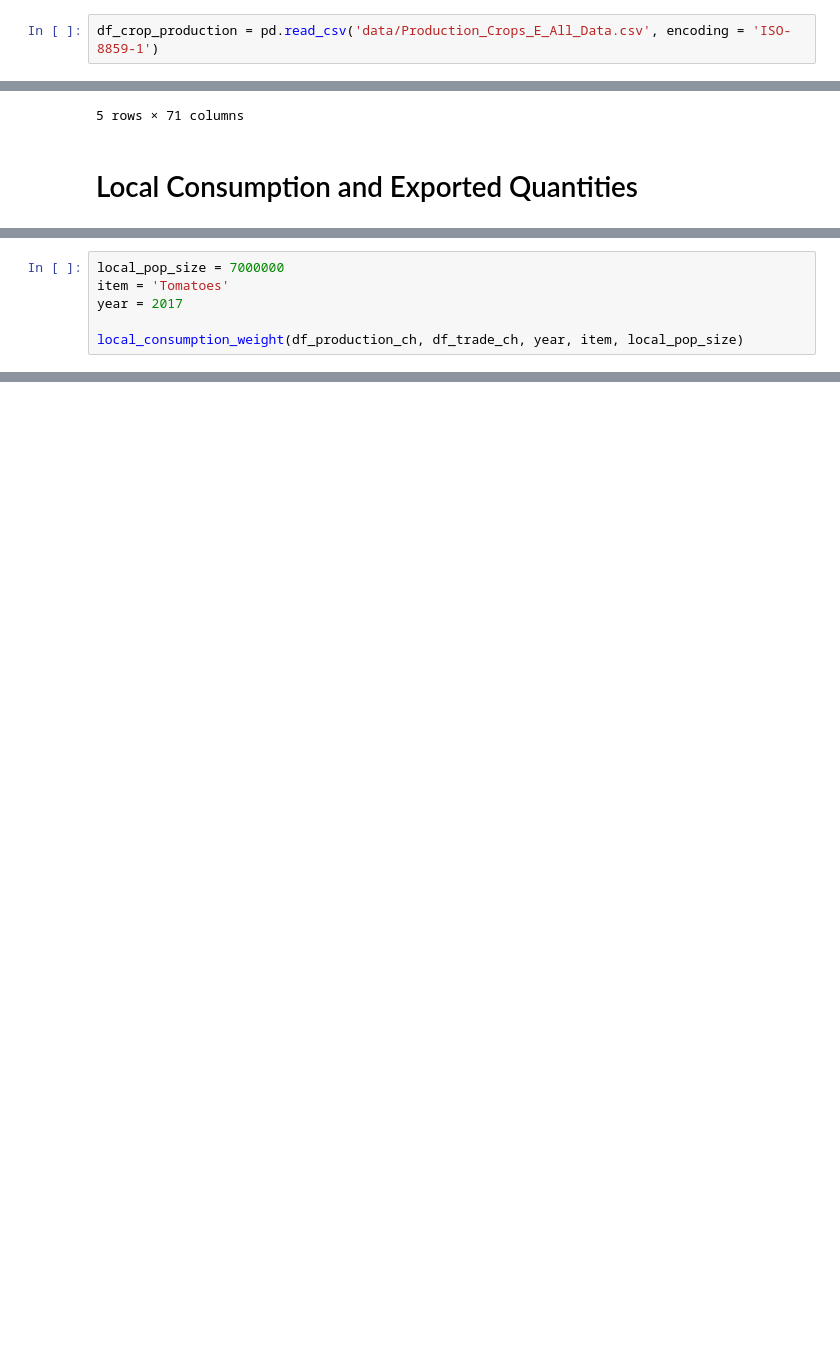
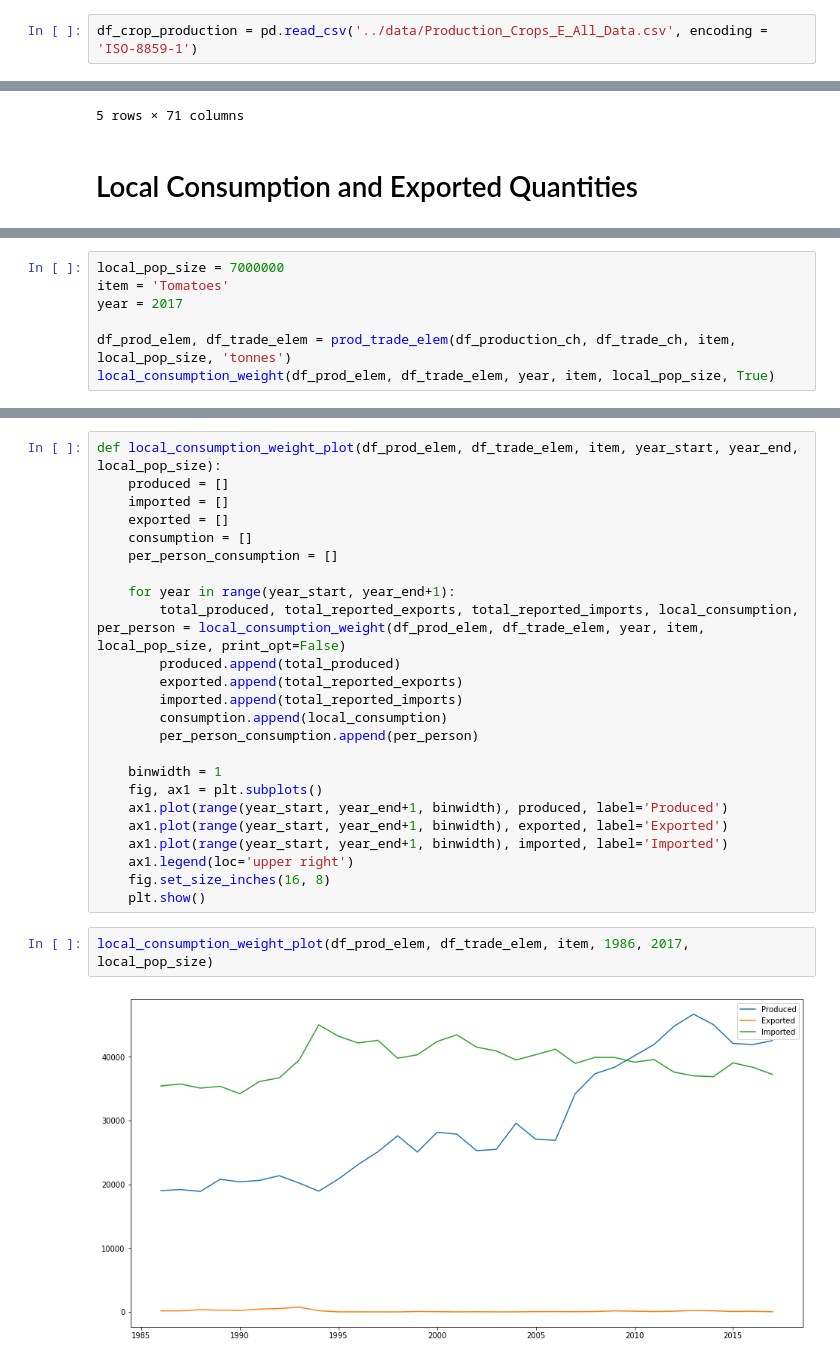
Before and after one commit to n-poulsen/GranADA, a Jupyter notebook: code/localConsumption.ipynb, the cells around one changed output, grey strips where cells are left out. Drawn from its saved outputs; the diff is of its cells as text; blank space fills up the shorter version.

Commit message:
Added plot and fixed some issues

```diff
--- a/code/localConsumption.ipynb
+++ b/code/localConsumption.ipynb
@@ -10,5 +11,5 @@ df_trade_matrix = pd.read_csv('data/Trade_DetailedTradeMatrix_E_All_Data.csv', e
 # %%
-df_crop_production = pd.read_csv('data/Production_Crops_E_All_Data.csv', encoding = 'ISO-8859-1')
+df_crop_production = pd.read_csv('../data/Production_Crops_E_All_Data.csv', encoding = 'ISO-8859-1')
 # %%
 df_crop_production.head()
 # %% [output]
@@ -111,7 +125,8 @@ local_pop_size = 7000000
 item = 'Tomatoes'
 year = 2017
 
-local_consumption_weight(df_production_ch, df_trade_ch, year, item, local_pop_size)
+df_prod_elem, df_trade_elem = prod_trade_elem(df_production_ch, df_trade_ch, item, local_pop_size, 'tonnes')
+local_consumption_weight(df_prod_elem, df_trade_elem, year, item, local_pop_size, True)
 # %% [output]
 Tomatoes for year 2017:
         - 42533.0 tonnes produced
@@ -119,0 +136,28 @@ Tomatoes for year 2017:
+# %%
+def local_consumption_weight_plot(df_prod_elem, df_trade_elem, item, year_start, year_end, local_pop_size):
+    produced = []
+    imported = []
+    exported = []
+    consumption = []
+    per_person_consumption = []
+
+    for year in range(year_start, year_end+1):
+        total_produced, total_reported_exports, total_reported_imports, local_consumption, per_person = local_consumption_weight(df_prod_elem, df_trade_elem, year, item, local_pop_size, print_opt=False)
+        produced.append(total_produced)
+        exported.append(total_reported_exports)
+        imported.append(total_reported_imports)
+        consumption.append(local_consumption)
+        per_person_consumption.append(per_person)
+
+    binwidth = 1
+    fig, ax1 = plt.subplots()
+    ax1.plot(range(year_start, year_end+1, binwidth), produced, label='Produced')
+    ax1.plot(range(year_start, year_end+1, binwidth), exported, label='Exported')
+    ax1.plot(range(year_start, year_end+1, binwidth), imported, label='Imported')
+    ax1.legend(loc='upper right')
+    fig.set_size_inches(16, 8)
+    plt.show()
+# %%
+local_consumption_weight_plot(df_prod_elem, df_trade_elem, item, 1986, 2017, local_pop_size)
+# %% [output]
+[figure, added]
```
Also changed, not shown: parts of 6 cells of this notebook, 1 other file.
